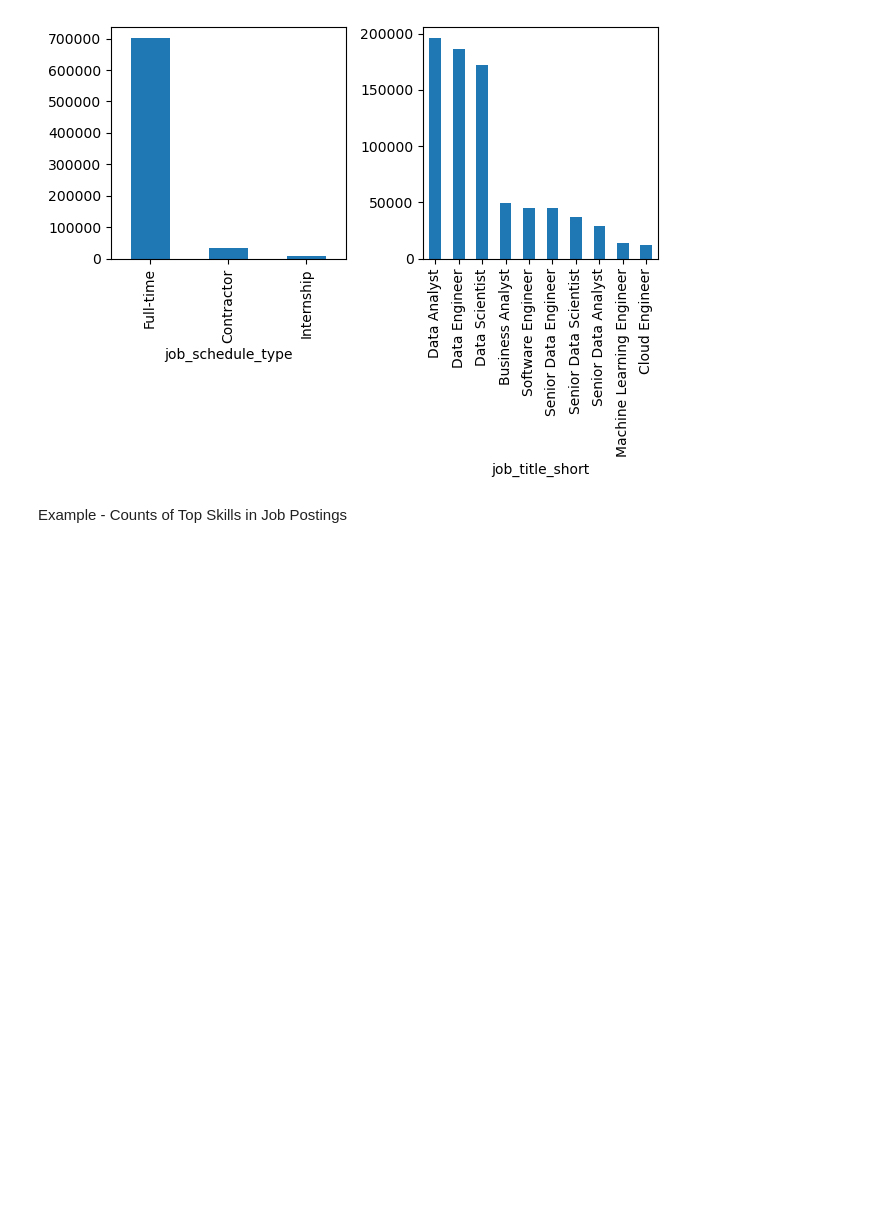
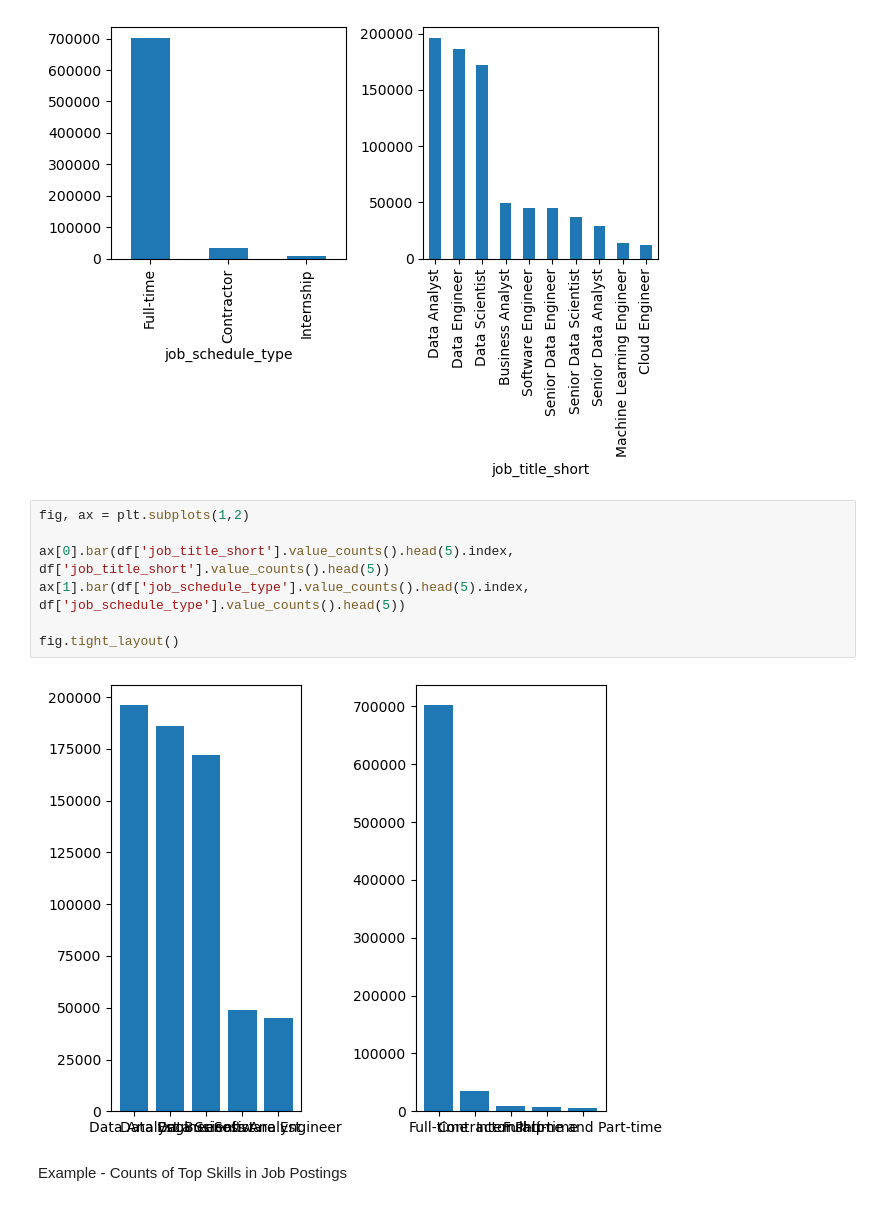
Before and after one commit to Cuishine/Python_Data_Project, a Jupyter notebook: 2_Advanced/13_Matplotlib_Format_Charts.ipynb, the cells around one changed output. Cells and saved outputs as stored; diff of their text form; blank space fills up the shorter version.

```diff
--- a/2_Advanced/13_Matplotlib_Format_Charts.ipynb
+++ b/2_Advanced/13_Matplotlib_Format_Charts.ipynb
@@ -36,6 +36,15 @@ df['job_schedule_type'].value_counts().head(3).plot(kind='bar', ax=ax[0])
 fig.tight_layout()
 # %% [output]
 [figure]
+# %%
+fig, ax = plt.subplots(1,2)
+
+ax[0].bar(df['job_title_short'].value_counts().head(5).index, df['job_title_short'].value_counts().head(5))
+ax[1].bar(df['job_schedule_type'].value_counts().head(5).index, df['job_schedule_type'].value_counts().head(5))
+
+fig.tight_layout()
+# %% [output]
+[figure, added]
 # %% [markdown]
 Example - Counts of Top Skills in Job Postings
 # %%
```
Also changed, not shown: parts of 1 cell of this notebook.
